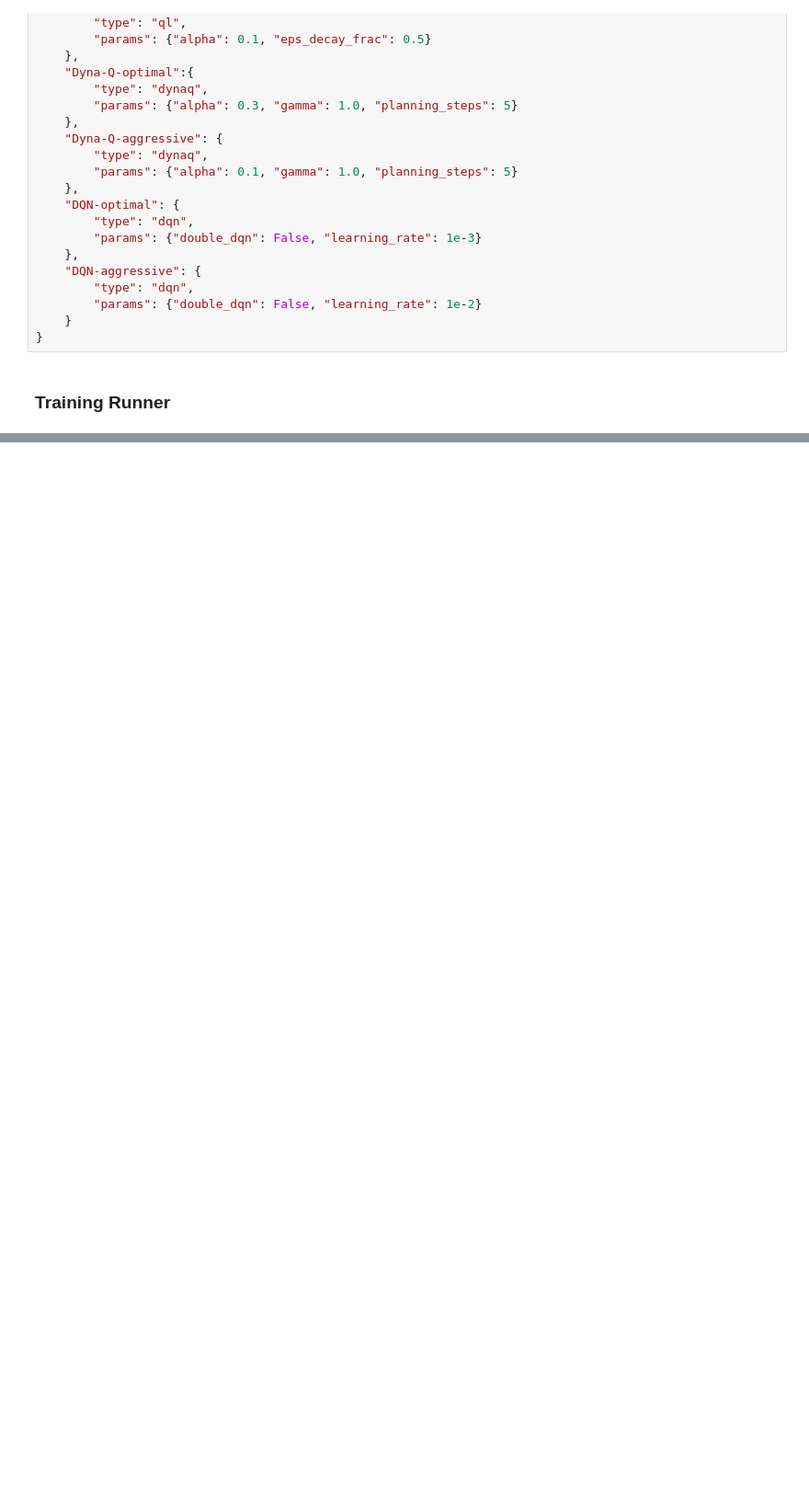
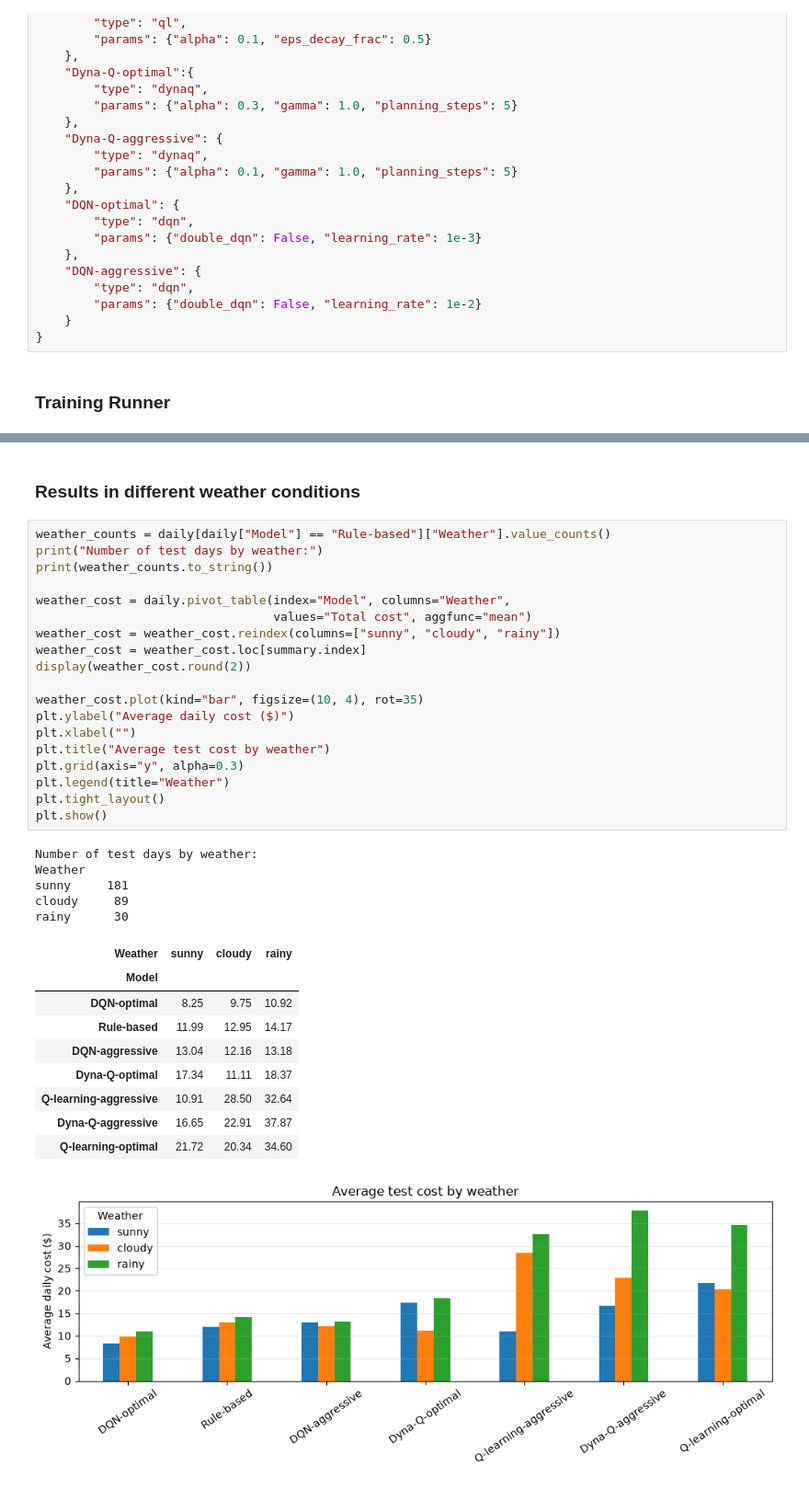
Before and after one commit to climerman/curtin-comp6008-g17-2026, a Jupyter notebook: solar_models_final.ipynb, the cells around one changed output, grey strips where cells are left out. Shown at 92% size. Cells and saved outputs as stored; diff of their text form; blank space fills up the shorter version.

```diff
--- a/solar_models_final.ipynb
+++ b/solar_models_final.ipynb
@@ -983,0 +1136,37 @@ plt.show()
+# %% [markdown]
+### Results in different weather conditions
+# %%
+weather_counts = daily[daily["Model"] == "Rule-based"]["Weather"].value_counts()
+print("Number of test days by weather:")
+print(weather_counts.to_string())
+
+weather_cost = daily.pivot_table(index="Model", columns="Weather",
+                                 values="Total cost", aggfunc="mean")
+weather_cost = weather_cost.reindex(columns=["sunny", "cloudy", "rainy"])
+weather_cost = weather_cost.loc[summary.index]
+display(weather_cost.round(2))
+
+weather_cost.plot(kind="bar", figsize=(10, 4), rot=35)
+plt.ylabel("Average daily cost ($)")
+plt.xlabel("")
+plt.title("Average test cost by weather")
+plt.grid(axis="y", alpha=0.3)
+plt.legend(title="Weather")
+plt.tight_layout()
+plt.show()
+# %% [output]
+Number of test days by weather:
+Weather
+sunny     181
+cloudy     89
+rainy      30
+| Weather | sunny | cloudy | rainy |
+| Model |  |  |  |
+| DQN-optimal | 8.25 | 9.75 | 10.92 |
+| Rule-based | 11.99 | 12.95 | 14.17 |
+| DQN-aggressive | 13.04 | 12.16 | 13.18 |
+| Dyna-Q-optimal | 17.34 | 11.11 | 18.37 |
+| Q-learning-aggressive | 10.91 | 28.50 | 32.64 |
+| Dyna-Q-aggressive | 16.65 | 22.91 | 37.87 |
+| Q-learning-optimal | 21.72 | 20.34 | 34.60 |
+[figure, added]
```
Also changed, not shown: parts of 11 cells of this notebook.
